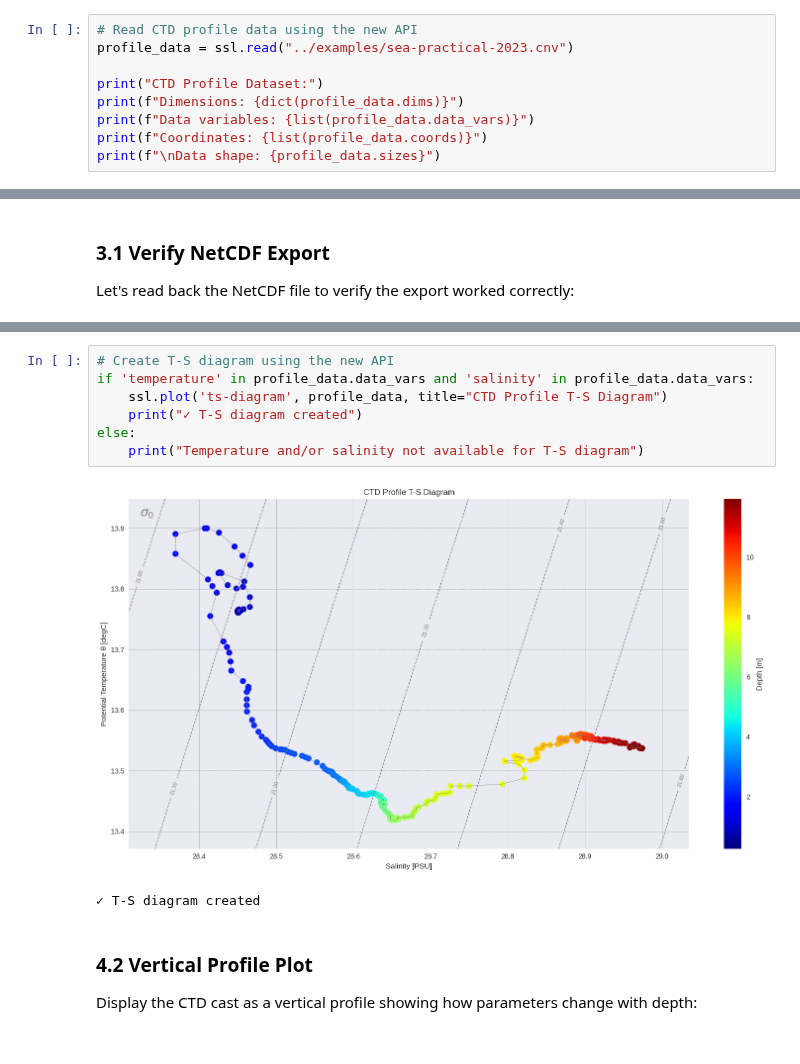
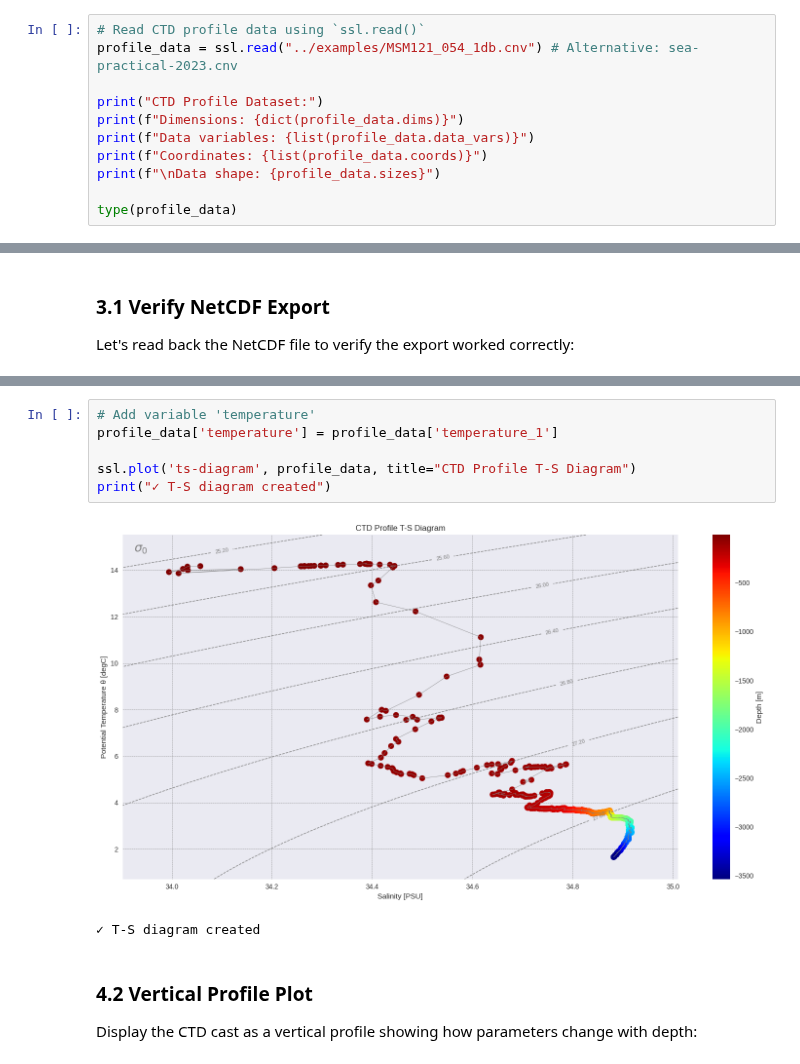
Before and after one commit to ocean-uhh/seasenselib, a Jupyter notebook: demo-output.ipynb, the cells around one changed output, grey strips where cells are left out. Cells and saved outputs as stored; diff of their text form.

```diff
--- a/demo-output.ipynb
+++ b/demo-output.ipynb
@@ -64,10 +68,12 @@ First, let's read a vertical CTD profile from a SeaBird CNV file:
 # %%
-# Read CTD profile data using the new API
-profile_data = ssl.read("../examples/sea-practical-2023.cnv")
+# Read CTD profile data using `ssl.read()`
+profile_data = ssl.read("../examples/MSM121_054_1db.cnv") # Alternative: sea-practical-2023.cnv
 
 print("CTD Profile Dataset:")
 print(f"Dimensions: {dict(profile_data.dims)}")
 print(f"Data variables: {list(profile_data.data_vars)}")
 print(f"Coordinates: {list(profile_data.coords)}")
 print(f"\nData shape: {profile_data.sizes}")
+
+type(profile_data)
 # %% [output]
@@ -253,12 +250,11 @@ T-S diagrams show the relationship between temperature and salinity with density
 # %%
-# Create T-S diagram using the new API
-if 'temperature' in profile_data.data_vars and 'salinity' in profile_data.data_vars:
-    ssl.plot('ts-diagram', profile_data, title="CTD Profile T-S Diagram")
-    print("✓ T-S diagram created")
-else:
-    print("Temperature and/or salinity not available for T-S diagram")
+# Add variable 'temperature'
+profile_data['temperature'] = profile_data['temperature_1']
+
+ssl.plot('ts-diagram', profile_data, title="CTD Profile T-S Diagram")
+print("✓ T-S diagram created")
 # %% [output]
-[figure, old version]
+[figure, new version]
 ✓ T-S diagram created
 # %% [markdown]
 ### 4.2 Vertical Profile Plot
```
Also changed, not shown: parts of 25 cells of this notebook, 56 other files.
